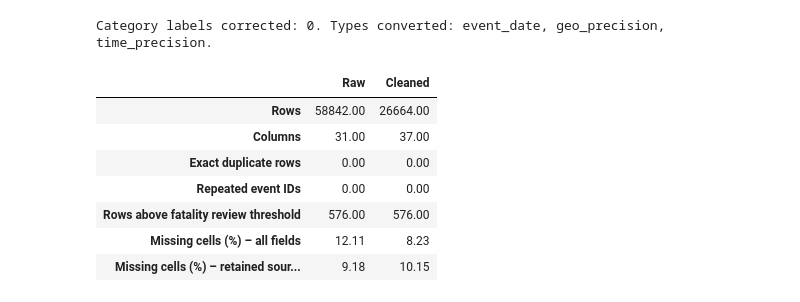
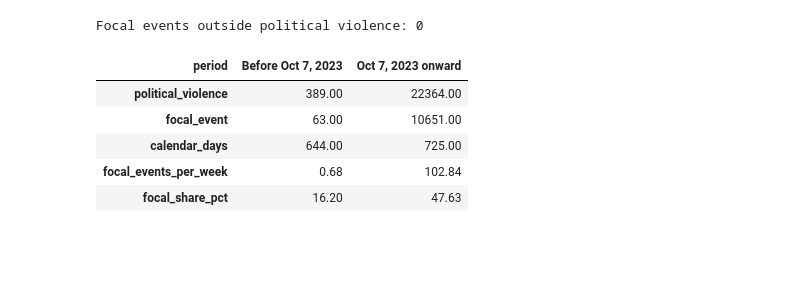
Before and after one commit to apaolol/DMA-PIT, a Jupyter notebook: DMA_PHASE2.ipynb, the cells around one changed output. Cells and saved outputs as stored; diff of their text form; code cells hidden in the pictures; blank space fills up the shorter version.

```diff
--- a/DMA_PHASE2.ipynb
+++ b/DMA_PHASE2.ipynb
@@ -254,7 +368,7 @@ def add_lags(weekly, area):
 # %%
-add_lags(gaza_weekly, "admin1")
-add_lags(district_weekly, "admin2")
-print("Gaza-wide complete weeks:", gaza_weekly.complete_week.sum())
-print("Gaza-wide weeks eligible for the rolling reference:", gaza_weekly.history_eligible.sum())
-display(district_weekly.groupby("admin2").history_eligible.sum().rename("Eligible weeks"))
+# Match the whole token, including in records with multiple disorder labels.
+disorder_tokens = master.disorder_type.fillna("").str.split(";")
+master["political_violence"] = disorder_tokens.apply(
+    lambda labels: "Political violence" in [label.strip() for label in labels])
+display(master.groupby("disorder_type").political_violence.agg(["size", "sum"]))
 # %% [output]
@@ -289,0 +385,8 @@ We show missingness for both all fields and the same retained source fields. Dro
+# %%
+civilian = "Civilians (Palestine)"
+actor1_match = master.actor1.eq(civilian).fillna(False)
+actor2_match = master.actor2.eq(civilian).fillna(False)
+master["focal_event"] = master.targeting_flagged & (actor1_match | actor2_match)
+print("Focal events outside political violence:", (master.focal_event & ~master.political_violence).sum())
+# %% [output]
+Focal events outside political violence: 0
@@ -290,27 +395,20 @@ We show missingness for both all fields and the same retained source fields. Dro
 # %%
-# Compare size, duplicates, and outlier flags.
-quality = pd.DataFrame()
-for label, data in [("Raw", raw), ("Cleaned", master)]:
-    quality.loc["Rows", label] = len(data)
-    quality.loc["Columns", label] = data.shape[1]
-    quality.loc["Exact duplicate rows", label] = data.duplicated().sum()
-    quality.loc["Repeated event IDs", label] = data.event_id_cnty.duplicated().sum()
-    quality.loc["Rows above fatality review threshold", label] = data.fatalities.gt(severity_cutoff).sum()
+master["geo_precision_1"] = master.geo_precision.eq(1)
+master["time_precision_1"] = master.time_precision.eq(1)
+master["coastal_location"] = master.location.str.startswith("Coast of ", na=False)
+master["land_spatial_eligible"] = post_oct7 & master.focal_event & ~master.coastal_location
 # %%
-# Compare missingness across all fields and across the same source fields.
-source_fields = raw.columns.drop("admin3")
-for label, data in [("Raw", raw), ("Cleaned", master)]:
-    quality.loc["Missing cells (%) – all fields", label] = data.isna().to_numpy().mean() * 100
-    quality.loc["Missing cells (%) – retained source fields", label] = data[source_fields].isna().to_numpy().mean() * 100
-display(quality.round(2))
-print("Category labels corrected: 0. Types converted: event_date, geo_precision, time_precision.")
+days = {before_label: (cutoff - coverage_start).days,
+        after_label: (coverage_end - cutoff).days + 1}
+period_summary = master.groupby("period")[["political_violence", "focal_event"]].sum()
+period_summary["calendar_days"] = period_summary.index.map(days)
+period_summary["focal_events_per_week"] = period_summary.focal_event * 7 / period_summary.calendar_days
+period_summary["focal_share_pct"] = 100 * period_summary.focal_event / period_summary.political_violence
+display(period_summary.round(2).T)
 # %% [output]
-Category labels corrected: 0. Types converted: event_date, geo_precision, time_precision.
-|  | Raw | Cleaned |
-| Rows | 58842.00 | 26664.00 |
-| Columns | 31.00 | 37.00 |
-| Exact duplicate rows | 0.00 | 0.00 |
-| Repeated event IDs | 0.00 | 0.00 |
-| Rows above fatality review threshold | 576.00 | 576.00 |
-| Missing cells (%) – all fields | 12.11 | 8.23 |
-| Missing cells (%) – retained sour... | 9.18 | 10.15 |
+| period | Before Oct 7, 2023 | Oct 7, 2023 onward |
+| political_violence | 389.00 | 22364.00 |
+| focal_event | 63.00 | 10651.00 |
+| calendar_days | 644.00 | 725.00 |
+| focal_events_per_week | 0.68 | 102.84 |
+| focal_share_pct | 16.20 | 47.63 |
```
Also changed, not shown: parts of 81 cells of this notebook, 3 other files.
